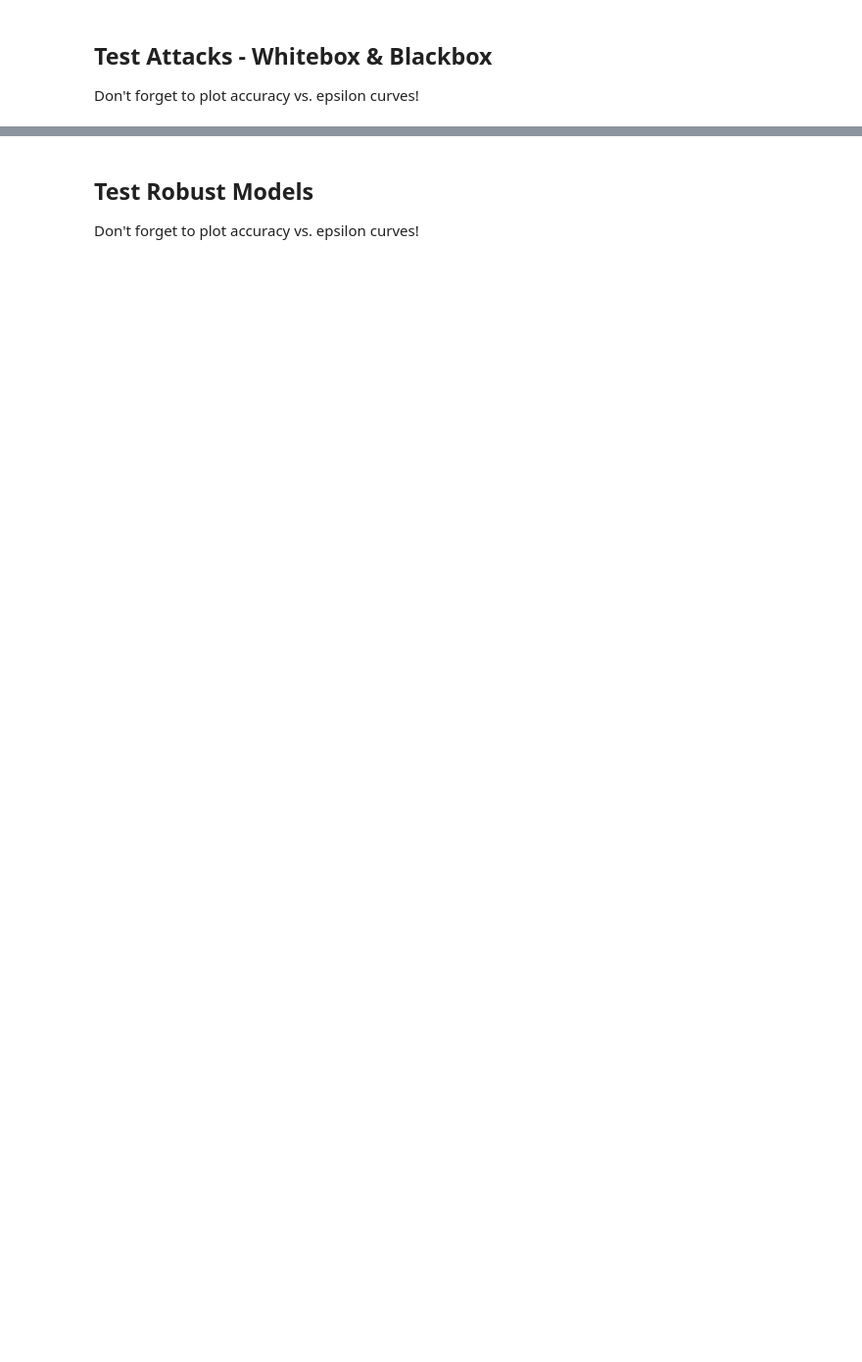
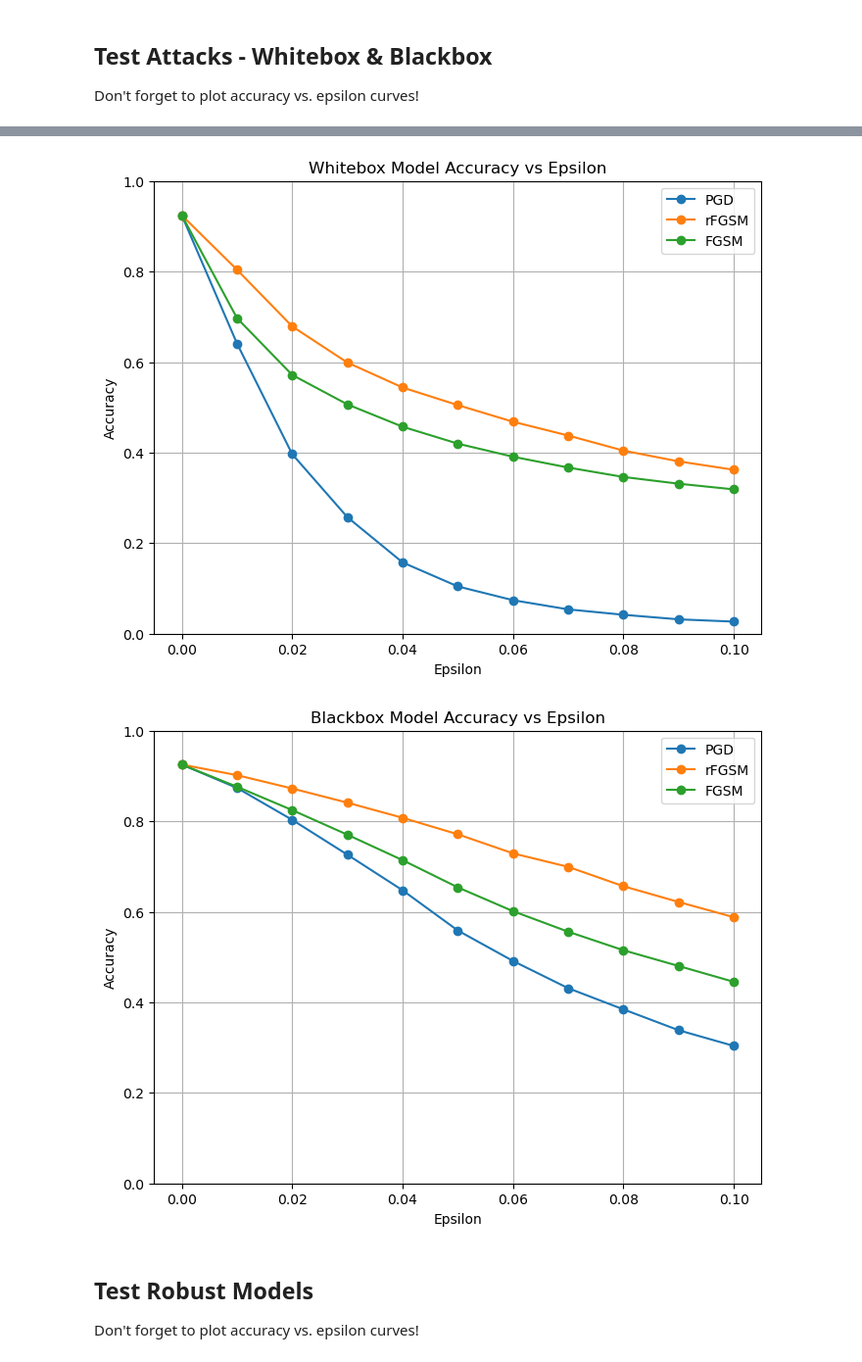
Before and after one commit to MaoMao-ai/ECE-661, a Jupyter notebook: HW5/HWK5_main.ipynb, the cells around one changed output, grey strips where cells are left out. Shown at 98% size. Drawn from its saved outputs; the diff is of its cells as text; code cells hidden in the pictures; blank space fills up the shorter version.

```diff
--- a/HW5/HWK5_main.ipynb
+++ b/HW5/HWK5_main.ipynb
@@ -243,3 +262,41 @@ print("Done!")
+# %%
+w_pgd_acc = whitebox_accuracies.copy()
+b_pgd_acc = blackbox_accuracies.copy()
+# %%
+w_rFGSM_acc = whitebox_accuracies.copy()
+b_rFGSM_acc = blackbox_accuracies.copy()
+# %%
+w_FGSM_acc = whitebox_accuracies.copy()
+b_FGSM_acc = blackbox_accuracies.copy()
+# %%
+# Plot accuracy vs epsilon for the whitebox model
+plt.figure(figsize=(8, 6))
+plt.plot(epsilons, w_pgd_acc, marker='o', label='PGD')
+plt.plot(epsilons, w_rFGSM_acc, marker='o', label='rFGSM')
+plt.plot(epsilons, w_FGSM_acc, marker='o', label='FGSM')
+plt.legend()
+plt.title('Whitebox Model Accuracy vs Epsilon')
+plt.xlabel('Epsilon')
+plt.ylabel('Accuracy')
+plt.ylim([0, 1])
+plt.grid(True)
+plt.show()
+
+# Plot accuracy vs epsilon for the blackbox model
+plt.figure(figsize=(8, 6))
+plt.plot(epsilons, b_pgd_acc, marker='o', label='PGD')
+plt.plot(epsilons, b_rFGSM_acc, marker='o', label='rFGSM')
+plt.plot(epsilons, b_FGSM_acc, marker='o', label='FGSM')
+plt.legend()
+plt.title('Blackbox Model Accuracy vs Epsilon')
+plt.xlabel('Epsilon')
+plt.ylabel('Accuracy')
+plt.ylim([0, 1])
+plt.grid(True)
+plt.show()
+# %% [output]
+[figure, added]
+[figure, added]
 # %% [markdown]
 ## Test Robust Models
 
```
Also changed, not shown: parts of 3 cells of this notebook.
